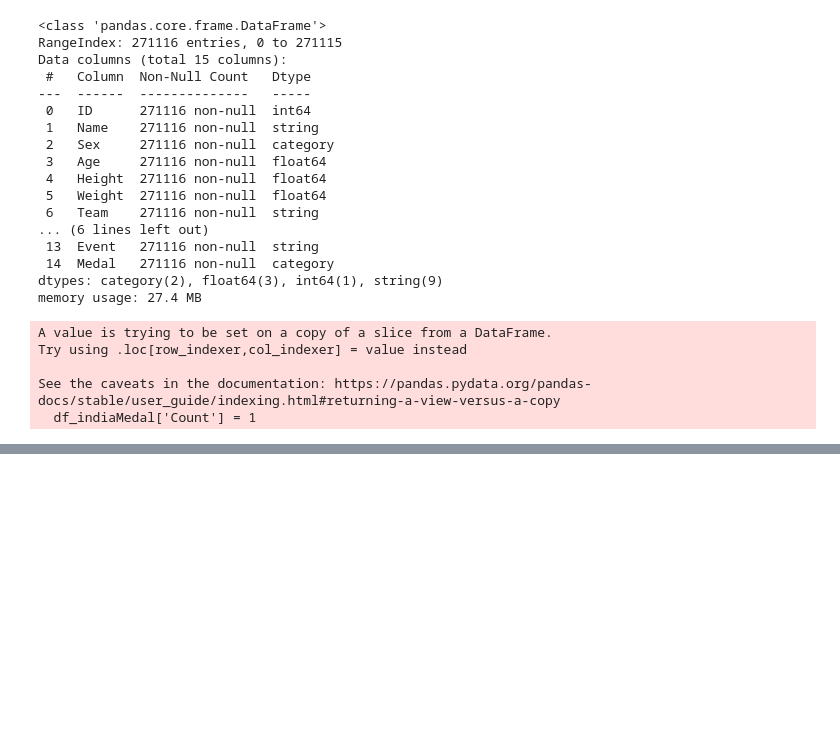
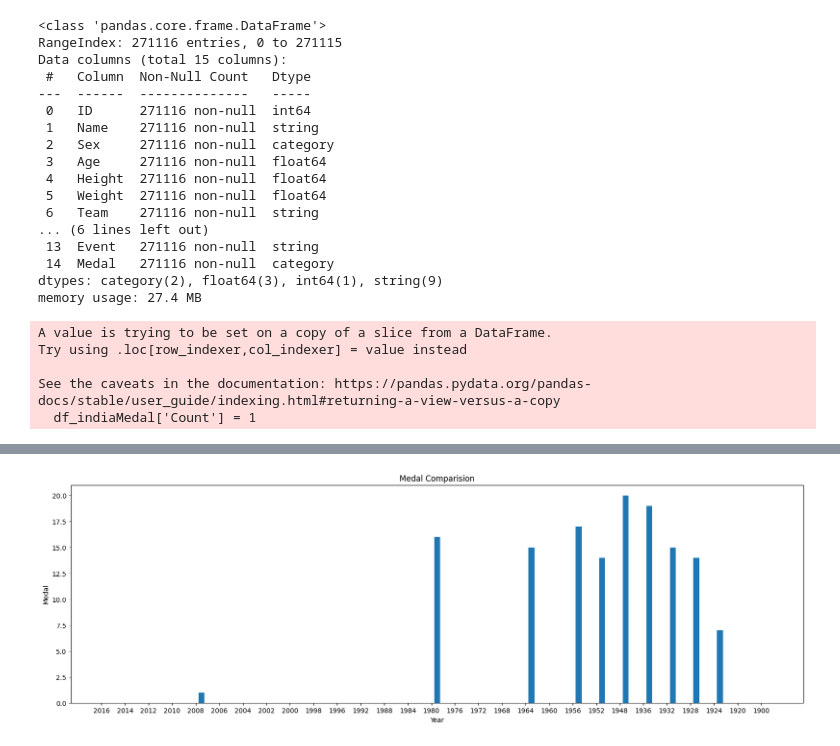
Before and after one commit to saptarshidas219/00-rahul, a Jupyter notebook: olympic.ipynb, the cells around one changed output, grey strips where cells are left out. Saved outputs shown, nothing was run; the diff lists cells and outputs as text; code cells hidden in the pictures; blank space fills up the shorter version.

```diff
--- a/olympic.ipynb
+++ b/olympic.ipynb
@@ -97,0 +100,17 @@ plt.show()
+# %%
+x = np.arange(len(df_indiaMedal['Year']))
+gold = df_indiaMedal['Gold']
+plt.figure(figsize=(20, 6))
+width = 0.25
+plt.bar(x+width,gold,width = width)
+
+#for i in range(len(df_indiaMedal['Year'])):
+ # plt.text(i, gold[i], str(gold[i]), ha = 'center')
+
+plt.xlabel('Year')
+plt.ylabel('Medal')
+plt.title('Medal Comparision')
+plt.xticks(x,df_indiaMedal['Year'])
+plt.show()
+# %% [output]
+[figure, added]
```
Also changed, not shown: parts of 2 cells of this notebook.
